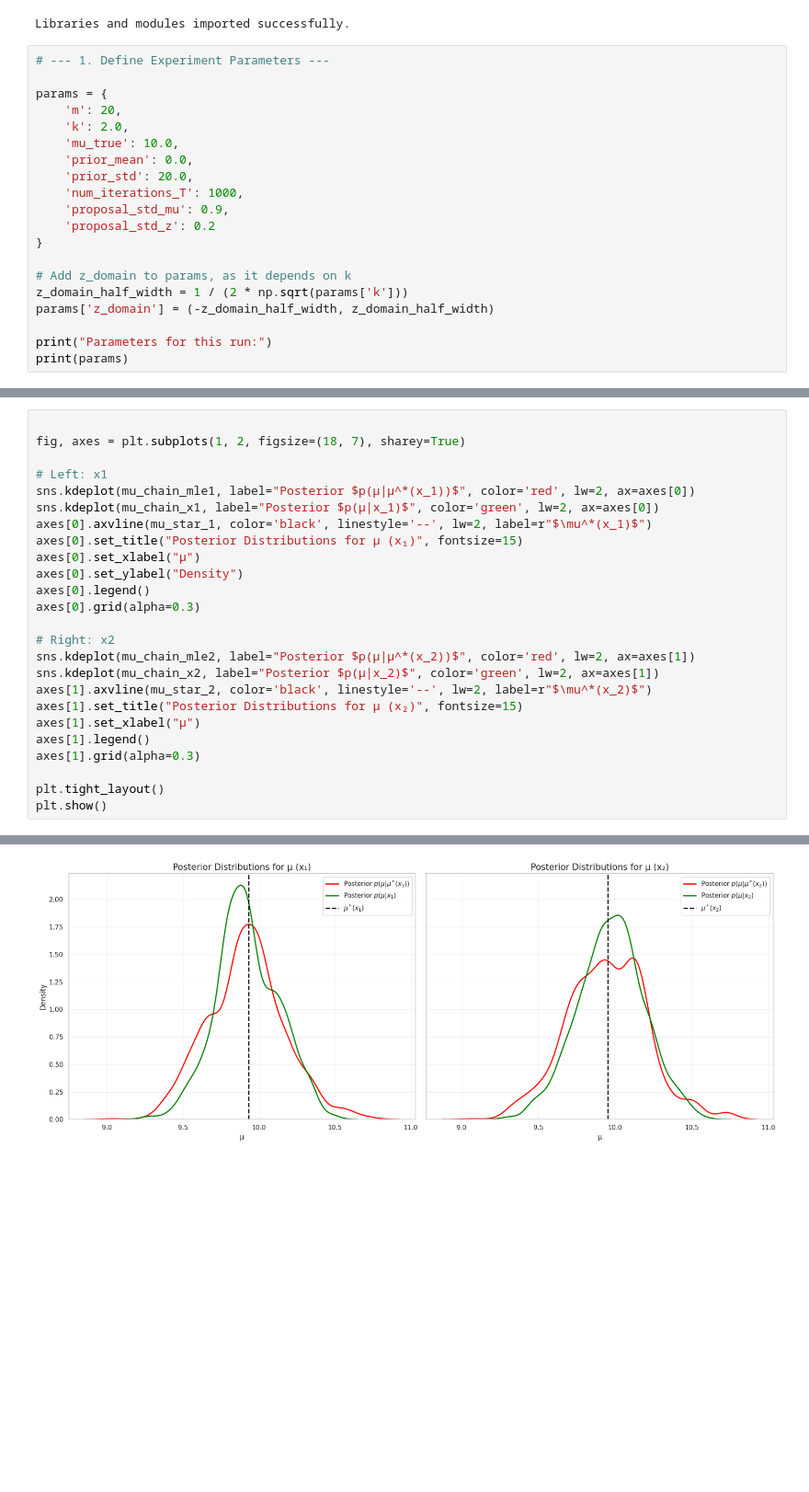
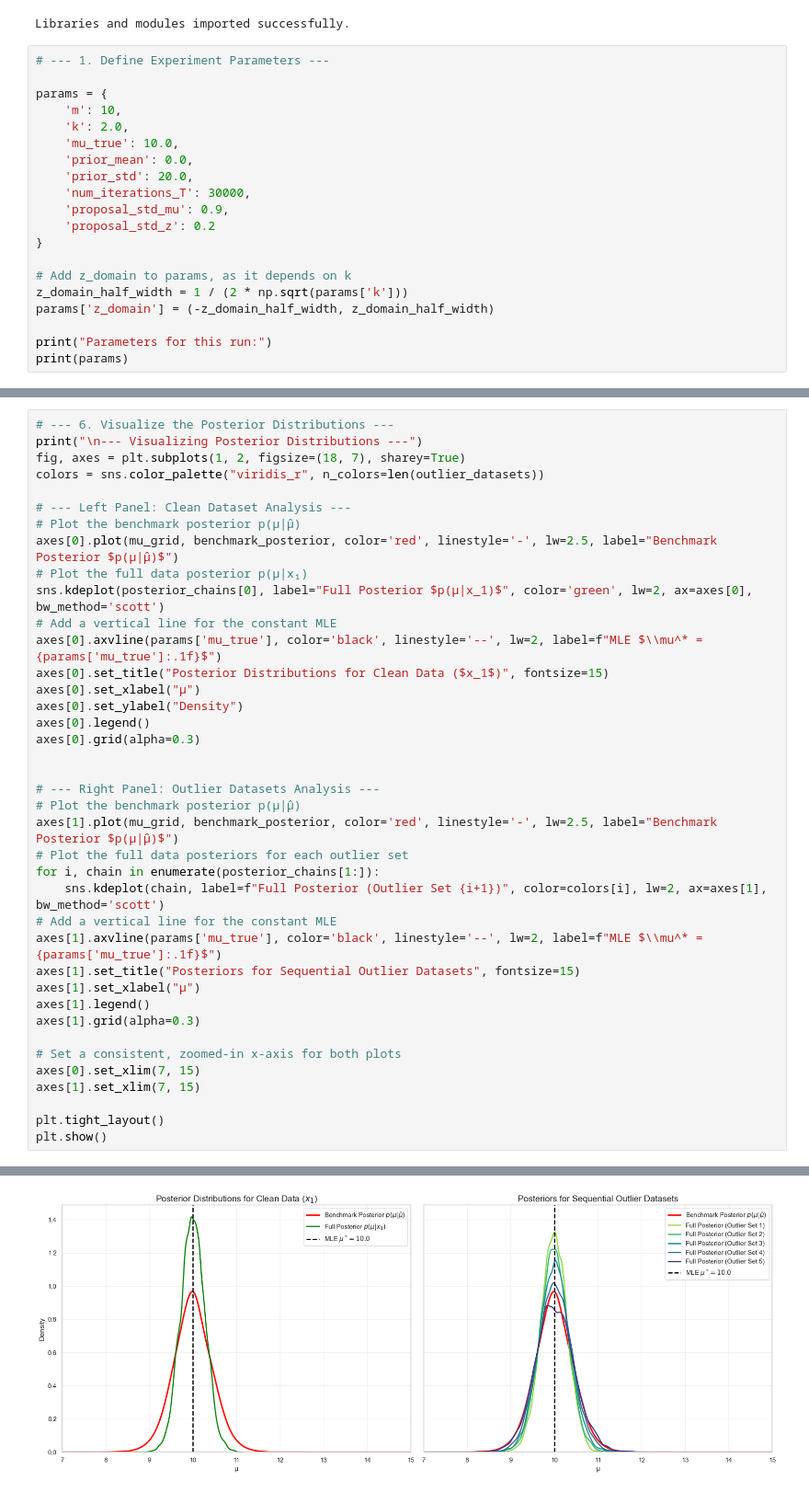
Before and after one commit to shlokmishra/student_t_mle, a Jupyter notebook: outlier_analysis.ipynb, the cells around one changed output, grey strips where cells are left out. Shown at 92% size. Cells and saved outputs as stored; diff of their text form; blank space fills up the shorter version.

```diff
--- a/outlier_analysis.ipynb
+++ b/outlier_analysis.ipynb
@@ -22,12 +22,12 @@ Libraries and modules imported successfully.
 # --- 1. Define Experiment Parameters ---
 
 params = {
-    'm': 20,
+    'm': 10,
     'k': 2.0,
     'mu_true': 10.0,
     'prior_mean': 0.0,
     'prior_std': 20.0,
-    'num_iterations_T': 1000,
+    'num_iterations_T': 30000,
     'proposal_std_mu': 0.9,
     'proposal_std_z': 0.2
 }
@@ -202,26 +284,40 @@ len(np.unique(mu_chain_x1)), len(np.unique(mu_chain_x2)), len(np.unique(mu_chain
 # %%
+# --- 6. Visualize the Posterior Distributions ---
+print("\n--- Visualizing Posterior Distributions ---")
+fig, axes = plt.subplots(1, 2, figsize=(18, 7), sharey=True)
+colors = sns.color_palette("viridis_r", n_colors=len(outlier_datasets))
 
-fig, axes = plt.subplots(1, 2, figsize=(18, 7), sharey=True)
-
-# Left: x1
-sns.kdeplot(mu_chain_mle1, label="Posterior $p(μ|μ^*(x_1))$", color='red', lw=2, ax=axes[0])
-sns.kdeplot(mu_chain_x1, label="Posterior $p(μ|x_1)$", color='green', lw=2, ax=axes[0])
-axes[0].axvline(mu_star_1, color='black', linestyle='--', lw=2, label=r"$\mu^*(x_1)$")
-axes[0].set_title("Posterior Distributions for μ (x₁)", fontsize=15)
+# --- Left Panel: Clean Dataset Analysis ---
+# Plot the benchmark posterior p(μ|μ̂)
+axes[0].plot(mu_grid, benchmark_posterior, color='red', linestyle='-', lw=2.5, label="Benchmark Posterior $p(μ|μ̂)$")
+# Plot the full data posterior p(μ|x₁)
+sns.kdeplot(posterior_chains[0], label="Full Posterior $p(μ|x_1)$", color='green', lw=2, ax=axes[0], bw_method='scott')
+# Add a vertical line for the constant MLE
+axes[0].axvline(params['mu_true'], color='black', linestyle='--', lw=2, label=f"MLE $\\mu^* = {params['mu_true']:.1f}$")
+axes[0].set_title("Posterior Distributions for Clean Data ($x_1$)", fontsize=15)
 axes[0].set_xlabel("μ")
 axes[0].set_ylabel("Density")
 axes[0].legend()
 axes[0].grid(alpha=0.3)
 
-# Right: x2
-sns.kdeplot(mu_chain_mle2, label="Posterior $p(μ|μ^*(x_2))$", color='red', lw=2, ax=axes[1])
-sns.kdeplot(mu_chain_x2, label="Posterior $p(μ|x_2)$", color='green', lw=2, ax=axes[1])
-axes[1].axvline(mu_star_2, color='black', linestyle='--', lw=2, label=r"$\mu^*(x_2)$")
-axes[1].set_title("Posterior Distributions for μ (x₂)", fontsize=15)
+
+# --- Right Panel: Outlier Datasets Analysis ---
+# Plot the benchmark posterior p(μ|μ̂)
+axes[1].plot(mu_grid, benchmark_posterior, color='red', linestyle='-', lw=2.5, label="Benchmark Posterior $p(μ|μ̂)$")
+# Plot the full data posteriors for each outlier set
+for i, chain in enumerate(posterior_chains[1:]):
+    sns.kdeplot(chain, label=f"Full Posterior (Outlier Set {i+1})", color=colors[i], lw=2, ax=axes[1], bw_method='scott')
+# Add a vertical line for the constant MLE
+axes[1].axvline(params['mu_true'], color='black', linestyle='--', lw=2, label=f"MLE $\\mu^* = {params['mu_true']:.1f}$")
+axes[1].set_title("Posteriors for Sequential Outlier Datasets", fontsize=15)
 axes[1].set_xlabel("μ")
 axes[1].legend()
 axes[1].grid(alpha=0.3)
 
+# Set a consistent, zoomed-in x-axis for both plots
+axes[0].set_xlim(7, 15)
+axes[1].set_xlim(7, 15)
+
 plt.tight_layout()
 plt.show()
 # %% [output]
@@ -228 +325 @@ plt.show()
-[figure, old version]
+[figure, new version]
```
Also changed, not shown: parts of 16 cells of this notebook, 4 other files.
